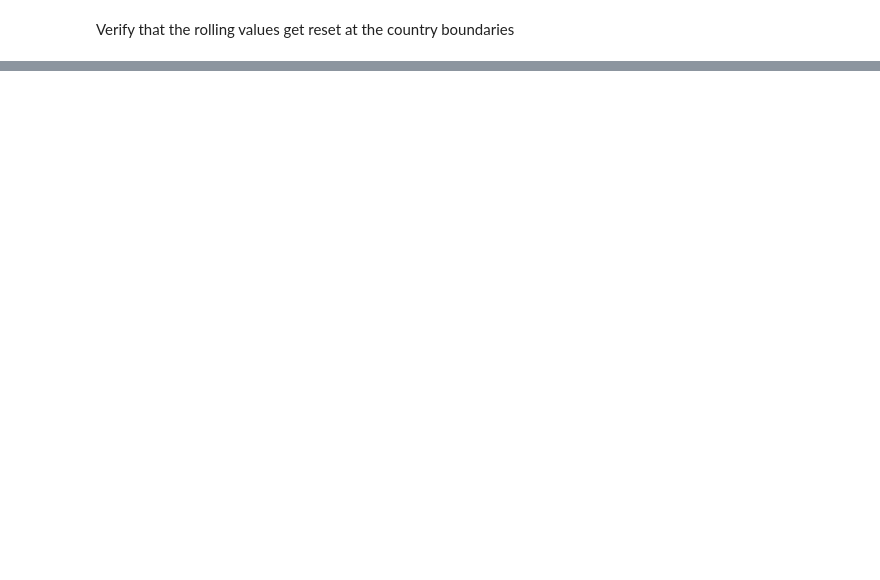
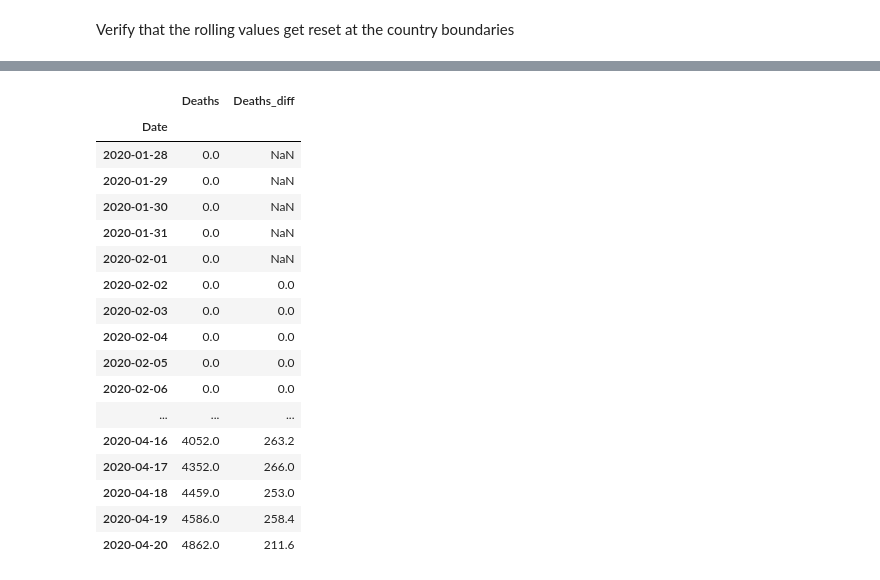
Before and after one commit to jeokrohn/coviddata, a Jupyter notebook: playground.ipynb, the cells around one changed output, grey strips where cells are left out. Cells and saved outputs as stored; diff of their text form; code cells hidden in the pictures; blank space fills up the shorter version.

```diff
--- a/playground.ipynb
+++ b/playground.ipynb
@@ -697,0 +671,21 @@ covid.loc[('Germany',),['Deaths_diff']].plot()
+# %%
+display(HTML(covid.loc[('Germany',),['Deaths','Deaths_diff']].to_html()))
+# %% [output]
+|  | Deaths | Deaths_diff |
+| Date |  |  |
+| 2020-01-28 | 0.0 | NaN |
+| 2020-01-29 | 0.0 | NaN |
+| 2020-01-30 | 0.0 | NaN |
+| 2020-01-31 | 0.0 | NaN |
+| 2020-02-01 | 0.0 | NaN |
+| 2020-02-02 | 0.0 | 0.0 |
+| 2020-02-03 | 0.0 | 0.0 |
+| 2020-02-04 | 0.0 | 0.0 |
+| 2020-02-05 | 0.0 | 0.0 |
+| 2020-02-06 | 0.0 | 0.0 |
+| ... | ... | ... |
+| 2020-04-16 | 4052.0 | 263.2 |
+| 2020-04-17 | 4352.0 | 266.0 |
+| 2020-04-18 | 4459.0 | 253.0 |
+| 2020-04-19 | 4586.0 | 258.4 |
+| 2020-04-20 | 4862.0 | 211.6 |
```
Also changed, not shown: parts of 23 cells of this notebook, 2 other files.
